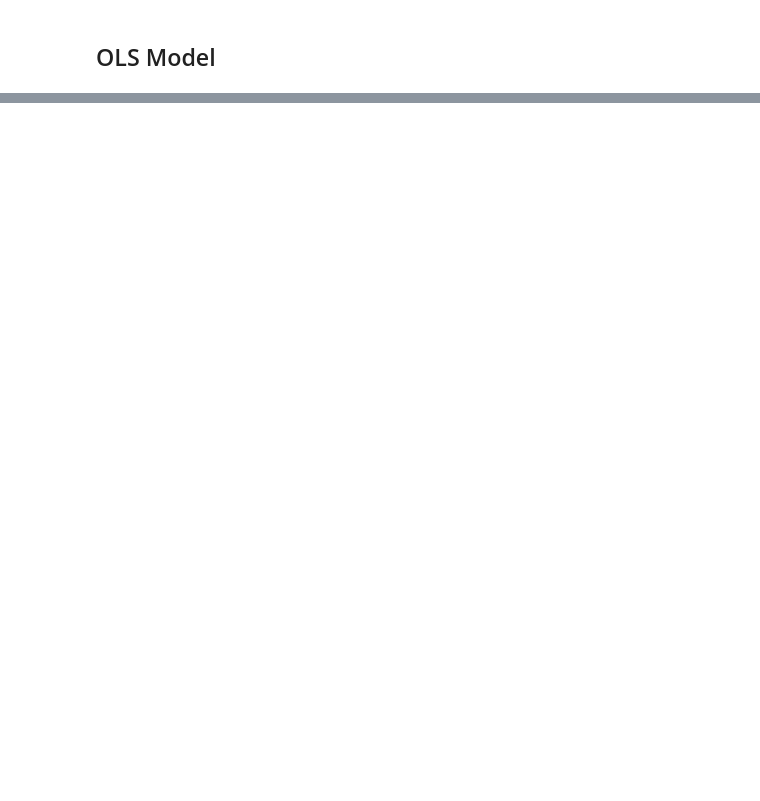
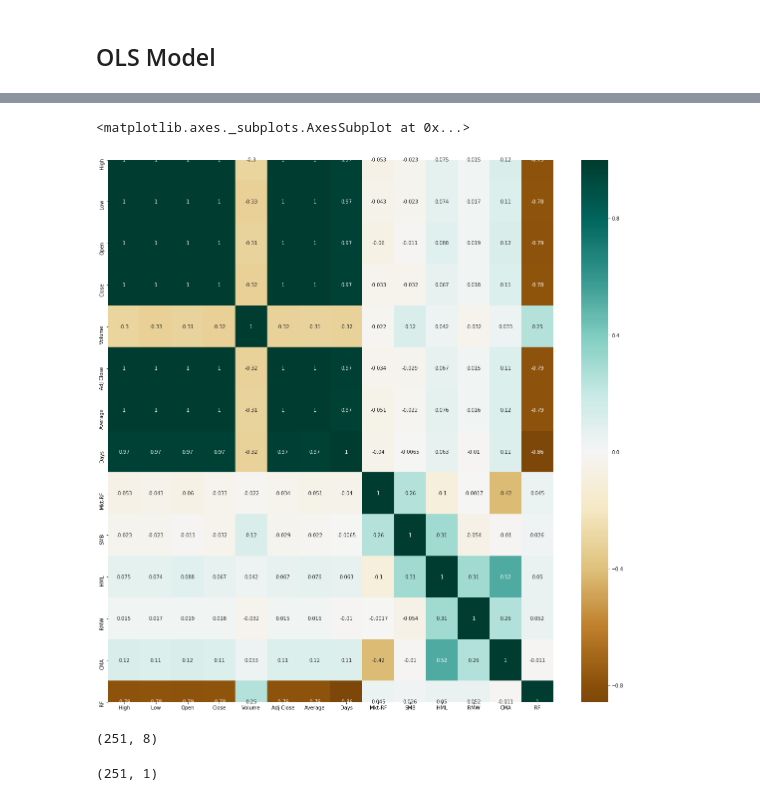
Before and after one commit to parthrana34/Machine-Learning-in-Finance, a Jupyter notebook: Dashboard/Shaishav/Presentation_2.ipynb, the cells around one changed output, grey strips where cells are left out. Cells and saved outputs as stored; diff of their text form; code cells hidden in the pictures; blank space fills up the shorter version.

```diff
--- a/Dashboard/Shaishav/Presentation_2.ipynb
+++ b/Dashboard/Shaishav/Presentation_2.ipynb
@@ -16,11 +17,12 @@ from sklearn.metrics import mean_squared_error
 # %%
-# One year data for P&G from Yahoo:
+# 2019 stock data for P&G from Yahoo:
 PG = DataReader('PG',  'yahoo', datetime(2019,1,1), datetime(2019,12,31));
 
 # # Avergae of opening and closing:
 PG["Average"] = (PG["Open"] + 4*PG["High"] + PG["Close"])/4
-PG["idCol"] = range(1,PG.shape[0]+1)
+PG["Days"] = range(1,PG.shape[0]+1)
 
 # Required Dataset:
-PG.head()
+print(PG.shape)
+print(PG.head())
 # %% [output]
@@ -72,0 +45,10 @@ array([[ 91.38999939,  89.93000031,  91.15499878],
+# %%
+# loading data with Fama French variables
+FF = pd.read_csv("C:\\Users\\sshai\\Desktop\\Northeastern University\\INFO 7374 ML In Finance\\INFO-7374-Machine-Learning-in-Finance\\Dashboard\\Shaishav\\data.csv")
+
+# Filter data for 2019 year
+FF["Date"] = pd.to_datetime(FF["Date"])
+FF_2019 = FF[(FF["Date"] >= "2019-01-01") & (FF["Date"] <= "2019-12-31")]
+FF_2019 = FF_2019.drop(columns = ["Date","High","Low","Open","Close","Volume","Adj Close"])
+print(FF_2019.shape)
+print(FF_2019.head())
@@ -72,0 +63,6 @@ array([[ 91.38999939,  89.93000031,  91.15499878],
+# %%
+# Final Dataframe for OLS Model:
+PG = PG.reset_index()
+FF_2019 = FF_2019.reset_index()
+df_main = pd.concat([PG,FF_2019], axis =1)
+print(df_main.shape)
@@ -72,0 +71,4 @@ array([[ 91.38999939,  89.93000031,  91.15499878],
+# %%
+df_main = df_main.drop(columns =["index","Date"])
+df_main.head()
+print(df_main.shape)
@@ -72,0 +93,7 @@ array([[ 91.38999939,  89.93000031,  91.15499878],
+# %%
+#Visualisation:
+fig, ax = plt.subplots(figsize=(20,20))
+sns.heatmap(df_main.corr(), center=0, cmap="BrBG", annot=True)
+# %% [output]
+<matplotlib.axes._subplots.AxesSubplot at 0x...>
+[figure, added]
@@ -72,0 +107,8 @@ array([[ 91.38999939,  89.93000031,  91.15499878],
+# %%
+x_t.shape
+# %% [output]
+(251, 8)
+# %%
+y_t.shape
+# %% [output]
+(251, 1)
```
Also changed, not shown: parts of 13 cells of this notebook, 1 other file.
